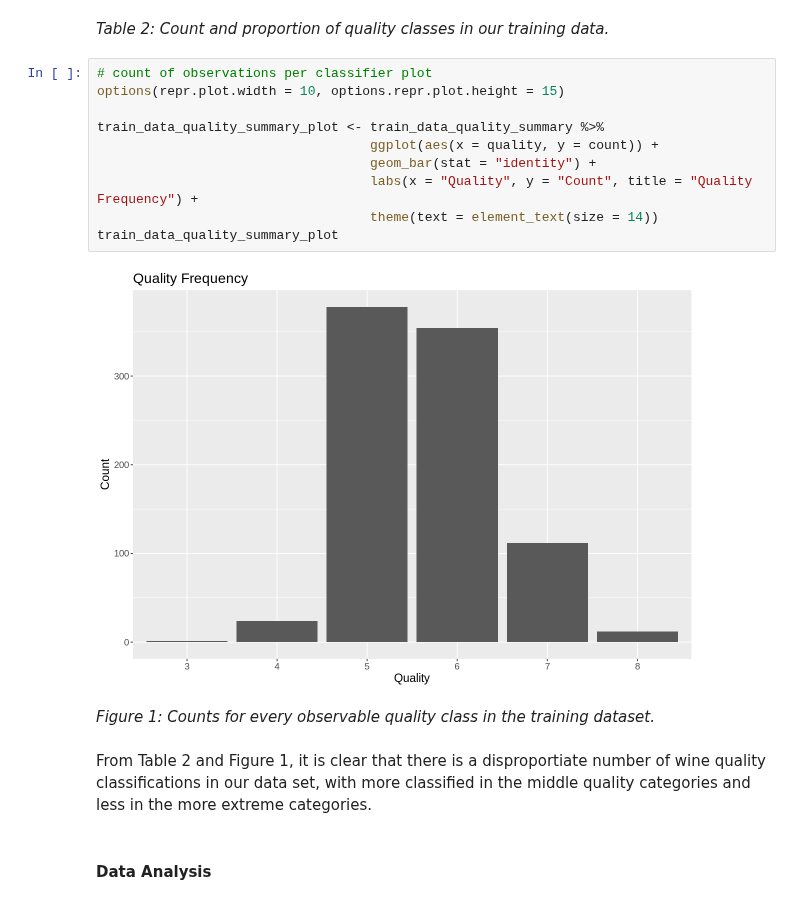
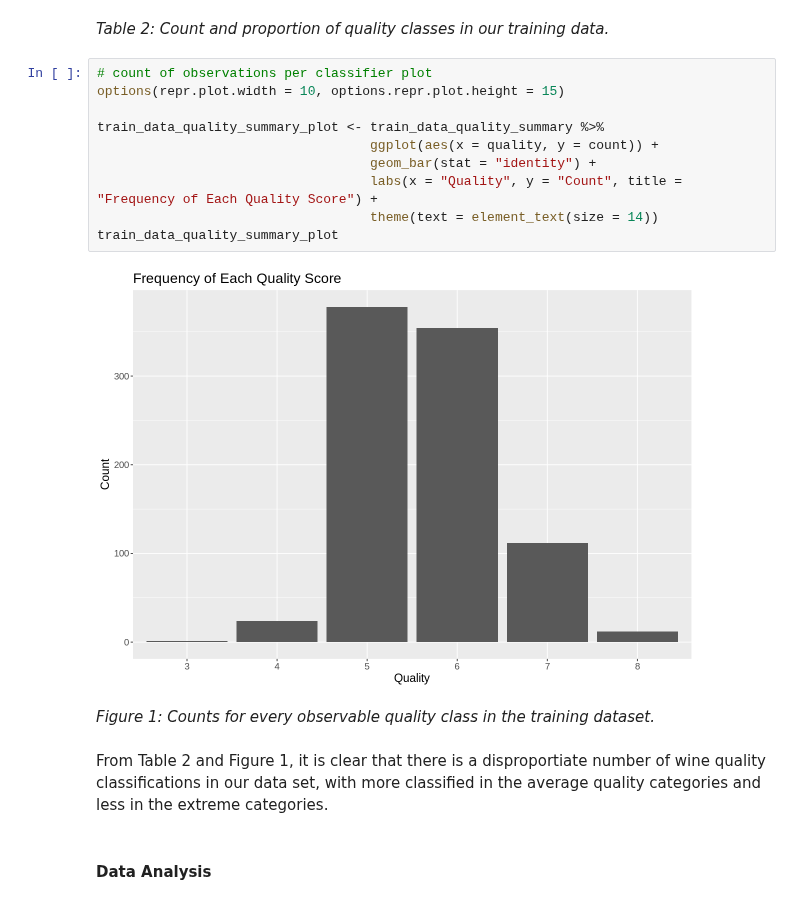
Before and after one commit to jon-chow/DSCI100-WineQualityAnalysis, a Jupyter notebook: FinalReport.ipynb, the cells around one changed output. Cells and saved outputs as stored; diff of their text form.

Commit message:
Introduction edits (till data analysis)

```diff
--- a/FinalReport.ipynb
+++ b/FinalReport.ipynb
@@ -142,19 +128,19 @@ A tibble: 6 × 3
 # %%
 # count of observations per classifier plot
 options(repr.plot.width = 10, options.repr.plot.height = 15)
 
 train_data_quality_summary_plot <- train_data_quality_summary %>%
                                    ggplot(aes(x = quality, y = count)) +
                                    geom_bar(stat = "identity") +
-                                   labs(x = "Quality", y = "Count", title = "Quality Frequency") +
+                                   labs(x = "Quality", y = "Count", title = "Frequency of Each Quality Score") +
                                    theme(text = element_text(size = 14))
 train_data_quality_summary_plot
 # %% [output]
-[figure, old version]
+[figure, new version]
 # %% [markdown]
 *Figure 1: Counts for every observable quality class in the training dataset.*
 # %% [markdown]
-From Table 2 and Figure 1, it is clear that there is a disproportiate number of wine quality classifications in our data set, with more classified in the middle quality categories and less in the more extreme categories.
+From Table 2 and Figure 1, it is clear that there is a disproportiate number of wine quality classifications in our data set, with more classified in the average quality categories and less in the extreme categories.
 # %% [markdown]
 #### Data Analysis
 # %% [markdown]
```
Also changed, not shown: parts of 5 cells of this notebook.
